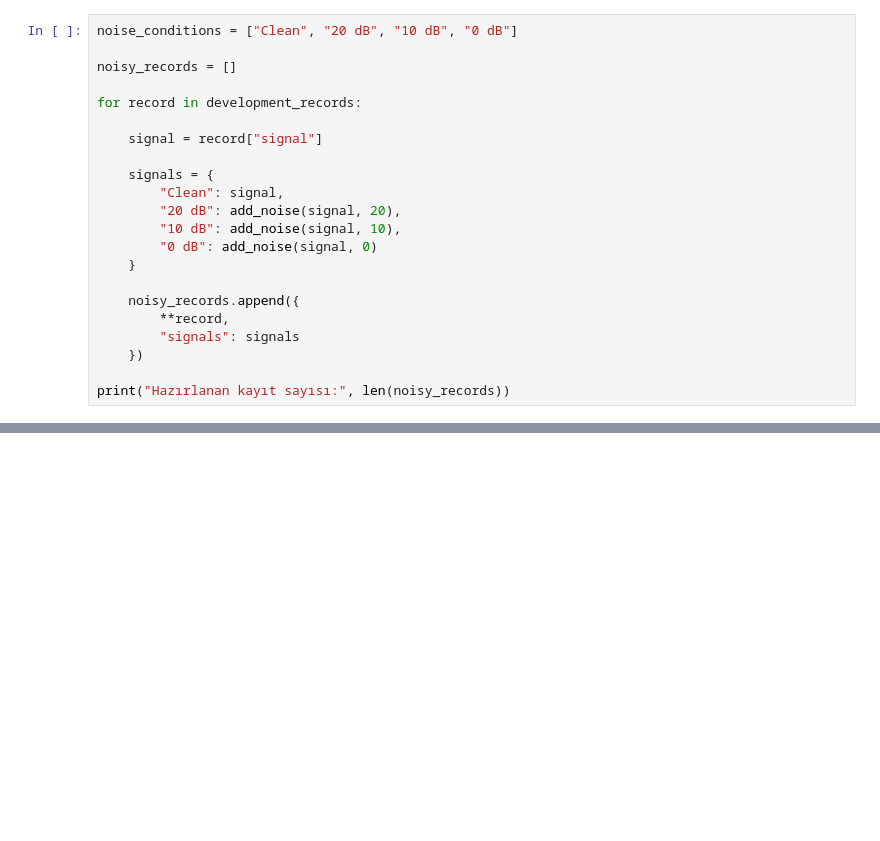
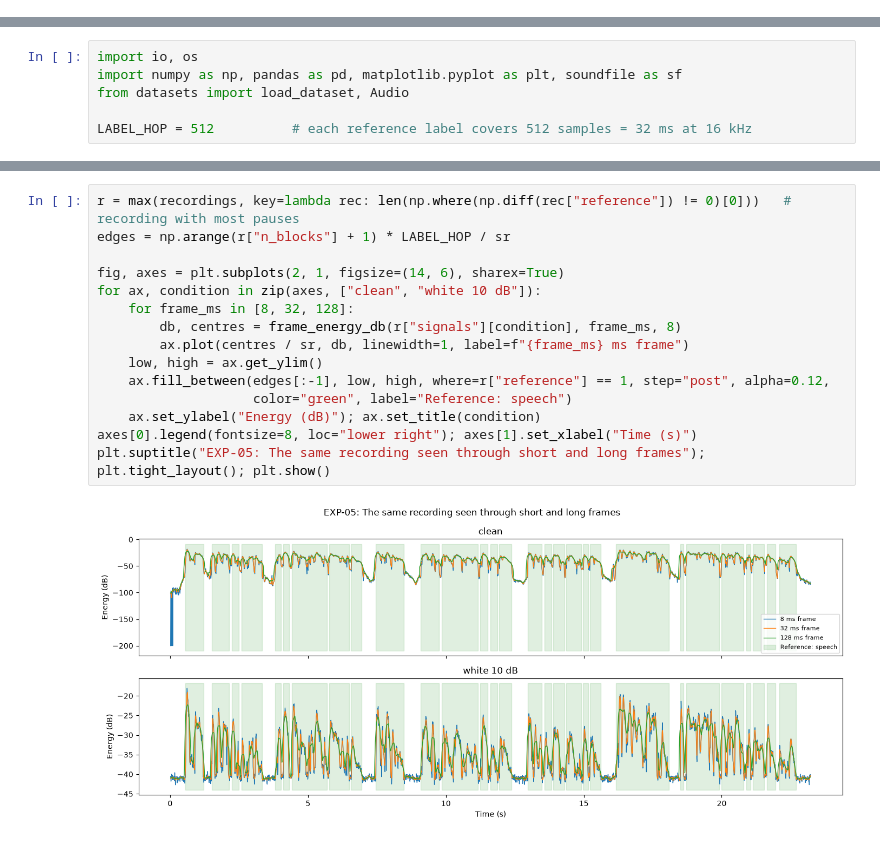
Before and after one commit to esmamanti/vad-research, a Jupyter notebook: notebooks/05_frame_hop_analysis.ipynb, the cells around one changed output, grey strips where cells are left out. Drawn from its saved outputs; the diff is of its cells as text; blank space fills up the shorter version.

```diff
--- a/notebooks/05_frame_hop_analysis.ipynb
+++ b/notebooks/05_frame_hop_analysis.ipynb
@@ -349,22 +0,0 @@ def add_noise(signal, snr_db, seed=42):
-# %%
-noise_conditions = ["Clean", "20 dB", "10 dB", "0 dB"]
-
-noisy_records = []
-
-for record in development_records:
-
-    signal = record["signal"]
-
-    signals = {
-        "Clean": signal,
-        "20 dB": add_noise(signal, 20),
-        "10 dB": add_noise(signal, 10),
-        "0 dB": add_noise(signal, 0)
-    }
-
-    noisy_records.append({
-        **record,
-        "signals": signals
-    })
-
-print("Hazırlanan kayıt sayısı:", len(noisy_records))
@@ -783,0 +1,6 @@ plt.show()
+# %%
+import io, os
+import numpy as np, pandas as pd, matplotlib.pyplot as plt, soundfile as sf
+from datasets import load_dataset, Audio
+
+LABEL_HOP = 512          # each reference label covers 512 samples = 32 ms at 16 kHz
@@ -783,0 +132,17 @@ plt.show()
+# %%
+r = max(recordings, key=lambda rec: len(np.where(np.diff(rec["reference"]) != 0)[0]))   # recording with most pauses
+edges = np.arange(r["n_blocks"] + 1) * LABEL_HOP / sr
+
+fig, axes = plt.subplots(2, 1, figsize=(14, 6), sharex=True)
+for ax, condition in zip(axes, ["clean", "white 10 dB"]):
+    for frame_ms in [8, 32, 128]:
+        db, centres = frame_energy_db(r["signals"][condition], frame_ms, 8)
+        ax.plot(centres / sr, db, linewidth=1, label=f"{frame_ms} ms frame")
+    low, high = ax.get_ylim()
+    ax.fill_between(edges[:-1], low, high, where=r["reference"] == 1, step="post", alpha=0.12,
+                    color="green", label="Reference: speech")
+    ax.set_ylabel("Energy (dB)"); ax.set_title(condition)
+axes[0].legend(fontsize=8, loc="lower right"); axes[1].set_xlabel("Time (s)")
+plt.suptitle("EXP-05: The same recording seen through short and long frames"); plt.tight_layout(); plt.show()
+# %% [output]
+[figure, added]
```
Also changed, not shown: parts of 28 cells of this notebook, 3 other files.
